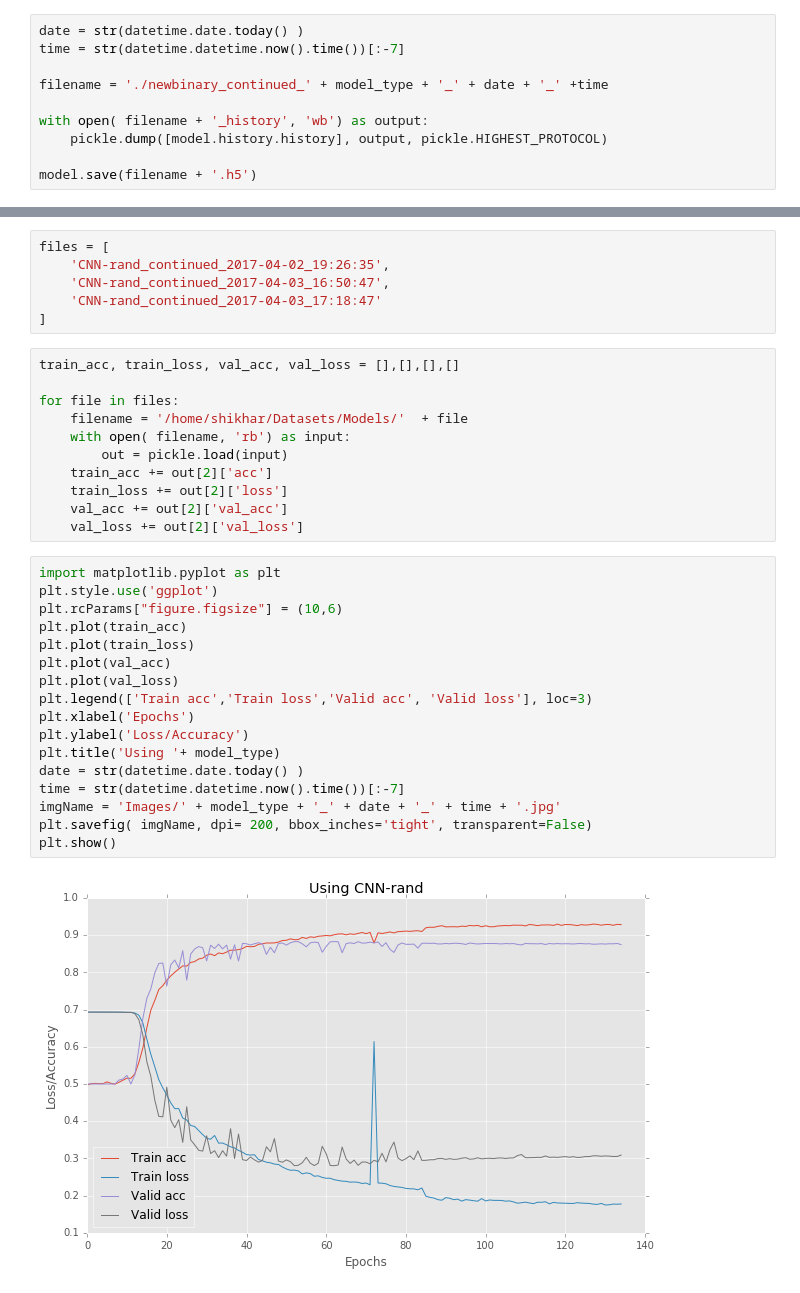
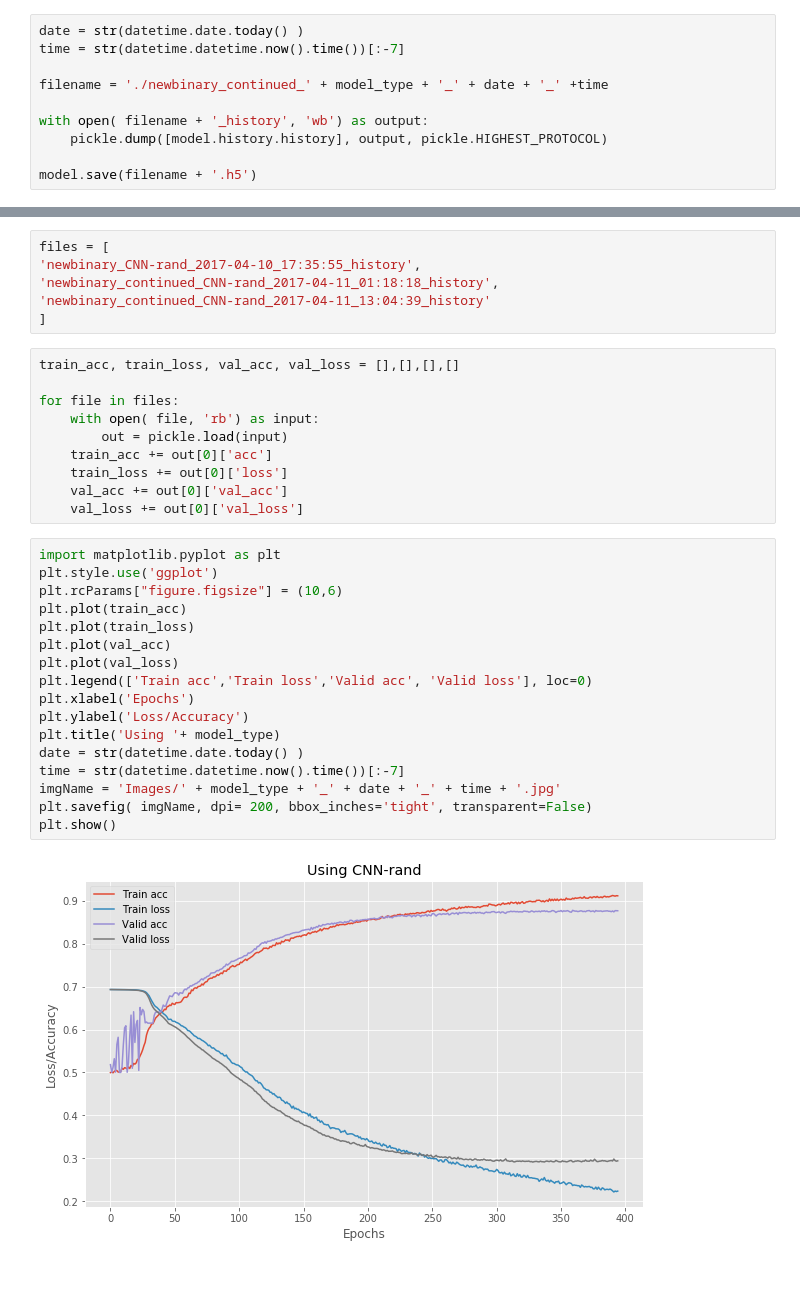
Before and after one commit to svjan5/CNN-for-text-classification, a Jupyter notebook: CNN/CNN_Main/CNN_Binary.ipynb, the cells around one changed output, grey strips where cells are left out. Cells and saved outputs as stored; diff of their text form.

```diff
--- a/CNN/CNN_Main/CNN_Binary.ipynb
+++ b/CNN/CNN_Main/CNN_Binary.ipynb
@@ -300,36 +284,35 @@ os.system('say done')
-# %%
-files = [
-    'CNN-rand_continued_2017-04-02_19:26:35',
-    'CNN-rand_continued_2017-04-03_16:50:47',
-    'CNN-rand_continued_2017-04-03_17:18:47'
-]
+# %%
+files = [
+'newbinary_CNN-rand_2017-04-10_17:35:55_history',
+'newbinary_continued_CNN-rand_2017-04-11_01:18:18_history',
+'newbinary_continued_CNN-rand_2017-04-11_13:04:39_history'
+]
 # %%
 train_acc, train_loss, val_acc, val_loss = [],[],[],[]
 
 for file in files:
-    filename = '/home/shikhar/Datasets/Models/'  + file
-    with open( filename, 'rb') as input:
+    with open( file, 'rb') as input:
         out = pickle.load(input)
-    train_acc += out[2]['acc']
-    train_loss += out[2]['loss']
-    val_acc += out[2]['val_acc']
-    val_loss += out[2]['val_loss']
+    train_acc += out[0]['acc']
+    train_loss += out[0]['loss']
+    val_acc += out[0]['val_acc']
+    val_loss += out[0]['val_loss']
 # %%
 import matplotlib.pyplot as plt
 plt.style.use('ggplot')
 plt.rcParams["figure.figsize"] = (10,6)
 plt.plot(train_acc)
 plt.plot(train_loss)
 plt.plot(val_acc)
 plt.plot(val_loss)
-plt.legend(['Train acc','Train loss','Valid acc', 'Valid loss'], loc=3)
+plt.legend(['Train acc','Train loss','Valid acc', 'Valid loss'], loc=0)
 plt.xlabel('Epochs')
 plt.ylabel('Loss/Accuracy')
 plt.title('Using '+ model_type)
 date = str(datetime.date.today() )
 time = str(datetime.datetime.now().time())[:-7]
 imgName = 'Images/' + model_type + '_' + date + '_' + time + '.jpg'
 plt.savefig( imgName, dpi= 200, bbox_inches='tight', transparent=False)
 plt.show()
 # %% [output]
-[figure, old version]
+[figure, new version]
```
Also changed, not shown: parts of 6 cells of this notebook.
